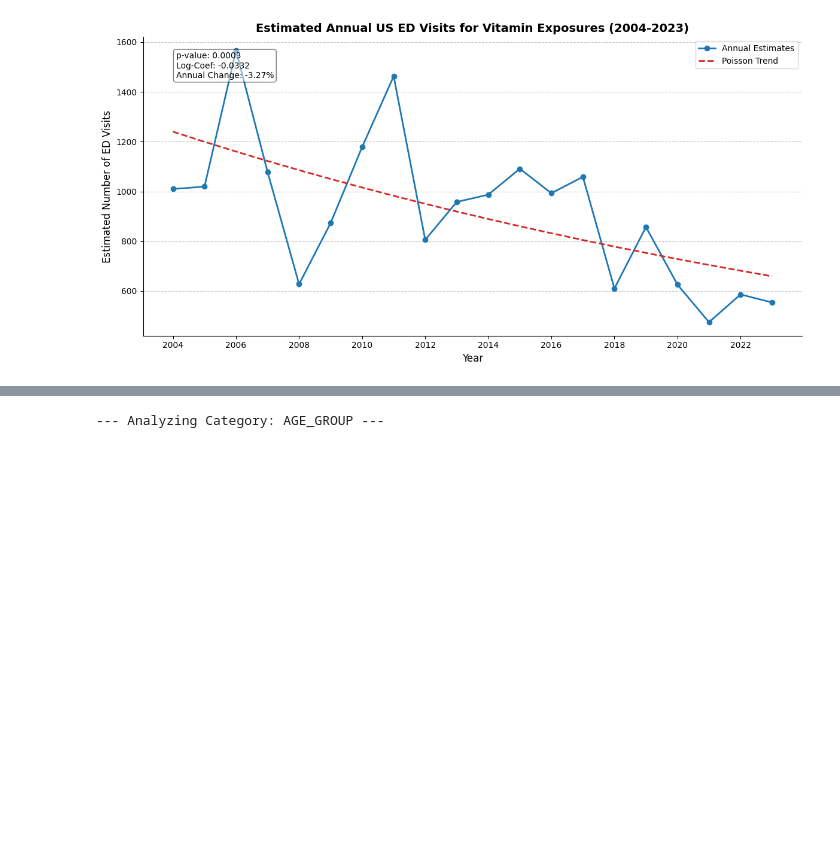
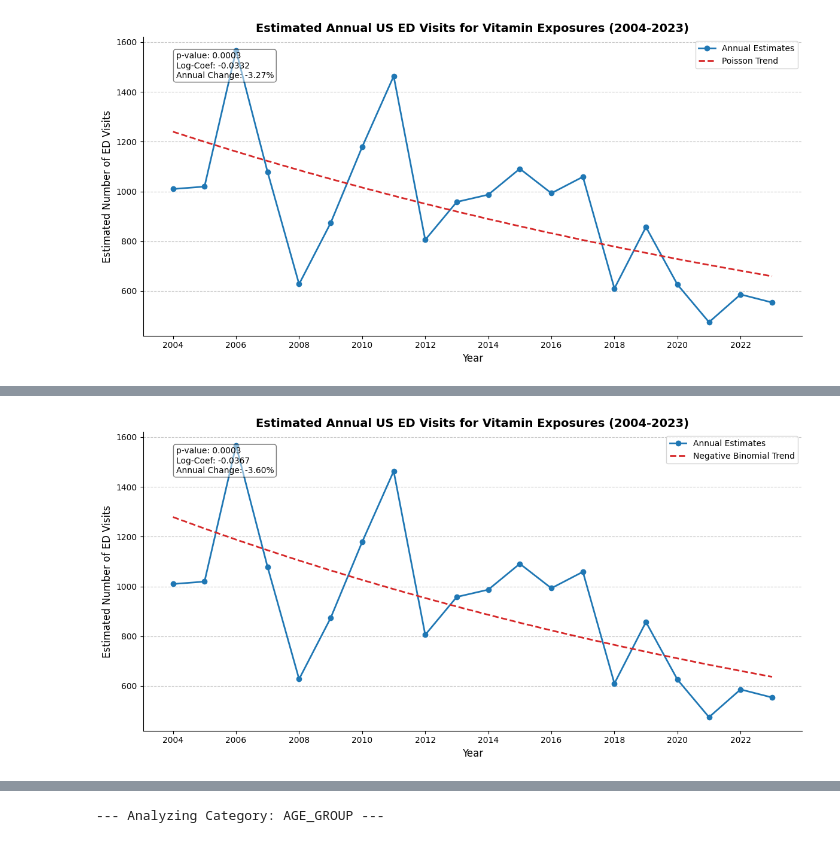
Before and after one commit to fede-giorgi/vitamins, a Jupyter notebook: temporal_analysis.ipynb, the cells around one changed output, grey strips where cells are left out. Cells and saved outputs as stored; diff of their text form; code cells hidden in the pictures; blank space fills up the shorter version.

```diff
--- a/temporal_analysis.ipynb
+++ b/temporal_analysis.ipynb
@@ -121,13 +38,11 @@ KIDS                 | 13              | 133             | 0.10x
 # %% [markdown]
 # Data Preprocessing
 # %%
-# Data preprocessing
-
 # Convert weights to numeric
 df['Weight'] = pd.to_numeric(df['Weight'], errors='coerce')
 
 # Filter dataset to analyze ONLY Vitamin exposures (Denominator Problem)
-df = df[df['LLM_Label'] == 1].copy()
+df = df[df['LLM_Label'].astype(int) == 1].copy()
 
 # Convert Treatment_Date to actual datetime objects
 df['Treatment_Date'] = pd.to_datetime(df['Treatment_Date'], errors='coerce')
@@ -388 +414,40 @@ plt.show()
+# %%
+plt.figure(figsize=(12, 6))
+
+# Plot the actual historical data points and connecting line (Consistent Style)
+plt.plot(yearly_data.index, yearly_data,
+         marker='o', linestyle='-', linewidth=2, color='#1f77b4',
+         markersize=6, label='Annual Estimates')
+
+# Plot the regression trend line
+plt.plot(yearly_data.index, trend_line,
+         linestyle='--', color='#d62728', linewidth=2, label='Negative Binomial Trend')
+
+# Chart Title and Axis Labels
+plt.title('Estimated Annual US ED Visits for Vitamin Exposures (2004-2023)',
+          fontsize=14, fontweight='bold')
+plt.xlabel('Year', fontsize=12)
+plt.ylabel('Estimated Number of ED Visits', fontsize=12)
+
+# Set X-axis ticks every 2 years for better readability
+plt.xticks(np.arange(min(yearly_data.index), max(yearly_data.index)+1, 2))
+
+# Add a text box to display the statistical significance and interpretation
+stats_text = (f'p-value: {p_value:.4f}\n'
+              f'Log-Coef: {coef:.4f}\n'
+              f'Annual Change: {annual_pct_change:.2f}%')
+
+plt.text(0.05, 0.95, stats_text, transform=plt.gca().transAxes,
+         fontsize=10, verticalalignment='top', bbox=dict(boxstyle='round', facecolor='white', alpha=0.5))
+
+# Aesthetic cleanup
+plt.grid(True, axis='y', linestyle='--', alpha=0.7)
+plt.gca().spines['top'].set_visible(False)
+plt.gca().spines['right'].set_visible(False)
+plt.legend()
+plt.tight_layout()
+
+plt.show()
+# %% [output]
+[figure, new version]
 # %% [markdown]
```
Also changed, not shown: parts of 38 cells of this notebook, 1 other file.
